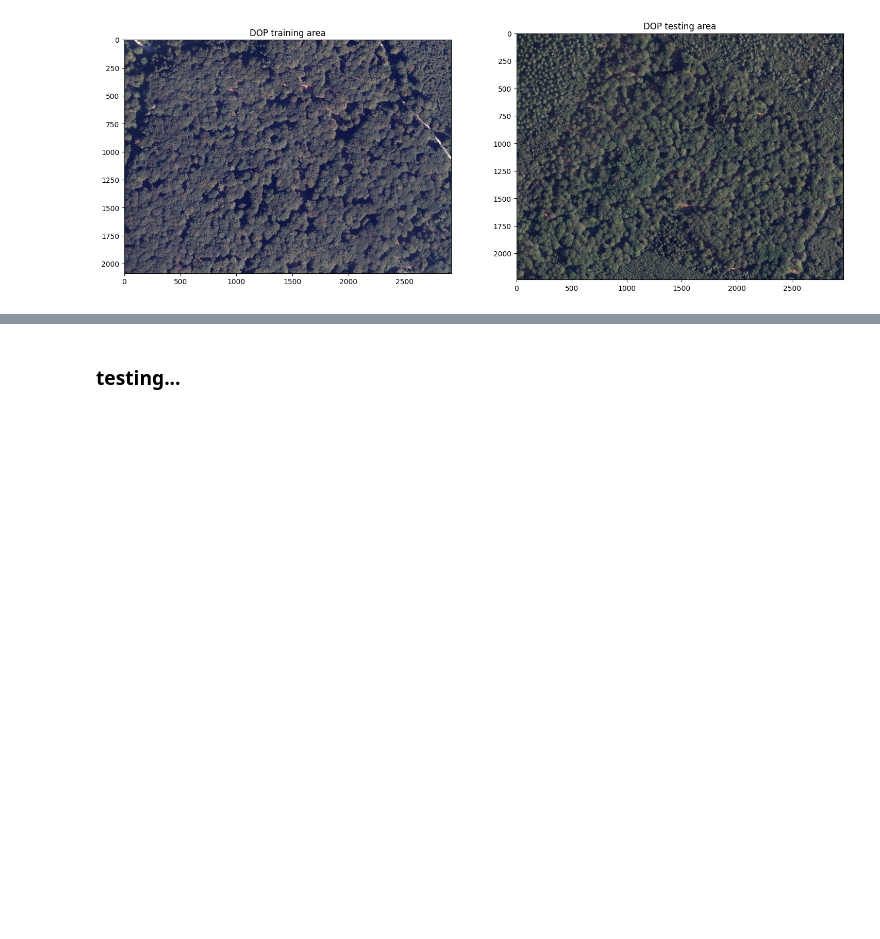
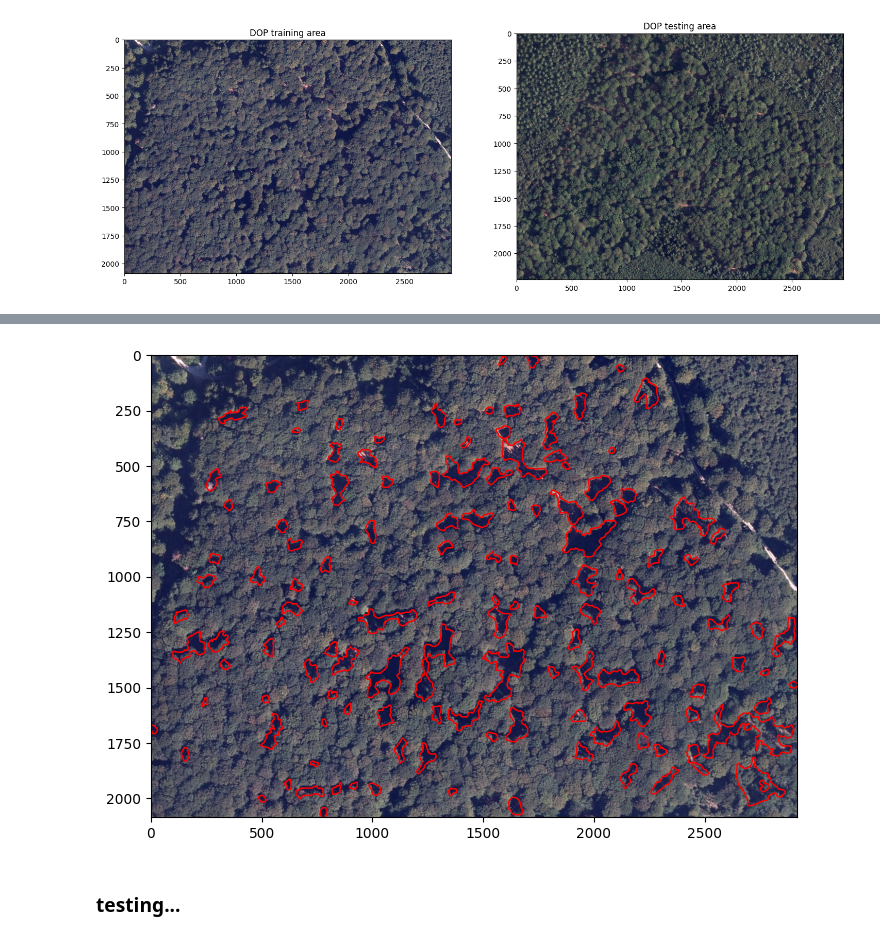
Before and after one commit to FloFranz/gap_detection, a Jupyter notebook: scripts/data_preparation.ipynb, the cells around one changed output, grey strips where cells are left out. Cells and saved outputs as stored; diff of their text form; code cells hidden in the pictures; blank space fills up the shorter version.

Commit message:
add rasterization of gap polygons

```diff
--- a/scripts/data_preparation.ipynb
+++ b/scripts/data_preparation.ipynb
@@ -182,0 +185,38 @@ plt.show()
+# %%
+# get geometries of the gap polygons
+geom_train = [shapes for shapes in gaps_poly_train.geometry]
+geom_test = [shapes for shapes in gaps_poly_test.geometry]
+
+# get parameters of the DOPs needed for the mask
+with rasterio.open(dop_train_clipped_path) as src:
+    profile_train = src.profile
+
+with rasterio.open(dop_test_clipped_path) as src:
+    profile_test = src.profile
+
+# rasterize the polygons
+# --> values 0 (non-gap) and 1 (gap)
+train_mask = rasterize(
+    geom_train,
+    out_shape = (profile_train['height'], profile_train['width']),
+    fill=0,
+    transform=profile_train['transform'],
+    all_touched=True,
+    default_value=1
+)
+
+test_mask = rasterize(
+    geom_test,
+    out_shape = (profile_test['height'], profile_test['width']),
+    fill=0,
+    transform=profile_test['transform'],
+    all_touched=True,
+    default_value=1
+)
+# %%
+# add mask as new data variable to the DOPs xarray.Dataset
+normalized_dops[0]['gap_mask']=(['y','x'], train_mask)
+normalized_dops[1]['gap_mask']=(['y','x'], test_mask)
+
+print(normalized_dops[0])
+print(normalized_dops[1])
@@ -183,3 +241,11 @@ plt.show()
+# %%
+# Plot DOP (training area) with gap mask
+plt.figure(figsize=(10,6))
+plt.imshow(np.array([normalized_dops[0].band_1, normalized_dops[0].band_2, normalized_dops[0].band_3]).transpose(1,2,0))
+plt.contour(normalized_dops[0].gap_mask, levels=[0], colors='red', linewidths=1, linestyles='solid')
+plt.show()
+# %% [output]
+[figure, added]
 # %% [markdown]
 ### testing...
 # %%
```
Also changed, not shown: parts of 4 cells of this notebook.
